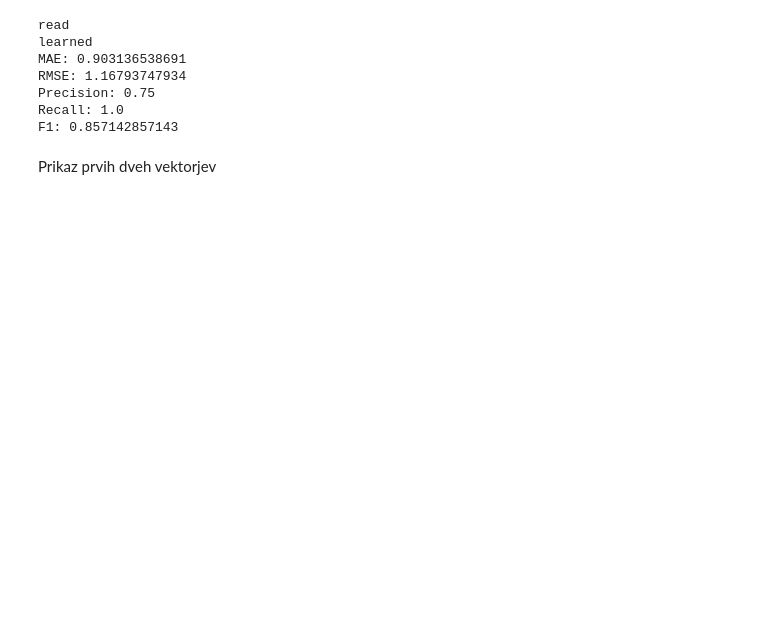
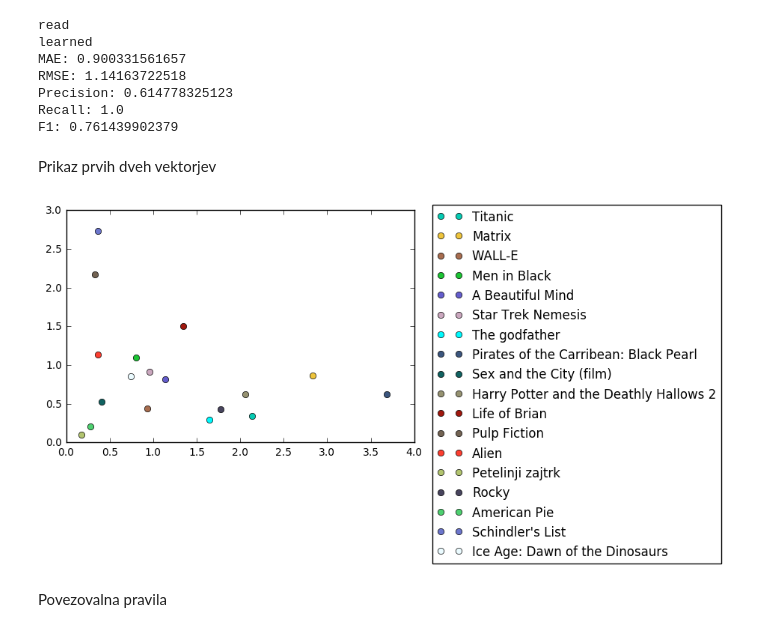
Before and after one commit to gasperpetelin/Odlocitveni-sistemi, a Jupyter notebook: Untitled.ipynb, the cells around one changed output. Cells and saved outputs as stored; diff of their text form; code cells hidden in the pictures; blank space fills up the shorter version.

```diff
--- a/Untitled.ipynb
+++ b/Untitled.ipynb
@@ -290,7 +290,7 @@ predictor = pred.NMFPredictor(8,100,0.02)
 
 r = Recommender(predictor)
 r.parse_moviebase("moviebase2016.txt")
-r.parse_MovieLense("ratingsSmal.csv", 'movies.csv', 50)
+#r.parse_MovieLense("ratingsSmal.csv", 'movies.csv', 50)
 print("read")
 r.hideRatings(0.3)
 r.learn()
@@ -309,23 +309,25 @@ print("F1:", (2*pr*re)/(pr+re))
 # %% [output]
 read
 learned
-MAE: 0.903136538691
-RMSE: 1.16793747934
-Precision: 0.75
+MAE: 0.900331561657
+RMSE: 1.14163722518
+Precision: 0.614778325123
 Recall: 1.0
-F1: 0.857142857143
+F1: 0.761439902379
 # %% [markdown]
 Prikaz prvih dveh vektorjev
 # %%
-#r.parse_moviebase("moviebase2016.txt")
-#
-#fac = nmf.NMF(5,100,0.02)
-#(MA, MB) = fac.fit(r.getRatingsData())
-#x, y = (MB[:,1], MB[:,2])
-#lbl = r.getitems()
-#
-#import matplotlib.pyplot as plt
-#for i in range(len(x)):
-#    plt.plot(x[i],y[i], 'o', label = lbl[i], c=np.random.rand(3,1))
-#plt.legend(bbox_to_anchor=(1.9, 1.05))
-#plt.show()
+r.parse_moviebase("moviebase2016.txt")
+
+fac = nmf.NMF(5,100,0.02)
+(MA, MB) = fac.fit(r.getRatingsData())
+x, y = (MB[:,1], MB[:,2])
+lbl = r.getitems()
+
+import matplotlib.pyplot as plt
+for i in range(len(x)):
+    plt.plot(x[i],y[i], 'o', label = lbl[i], c=np.random.rand(3,1))
+plt.legend(bbox_to_anchor=(1.9, 1.05))
+plt.show()
+# %% [output]
+[figure, added]
@@ -359,0 +334,2 @@ Prikaz prvih dveh vektorjev
+# %% [markdown]
+Povezovalna pravila
```
Also changed, not shown: parts of 2 cells of this notebook, 1 other file.
